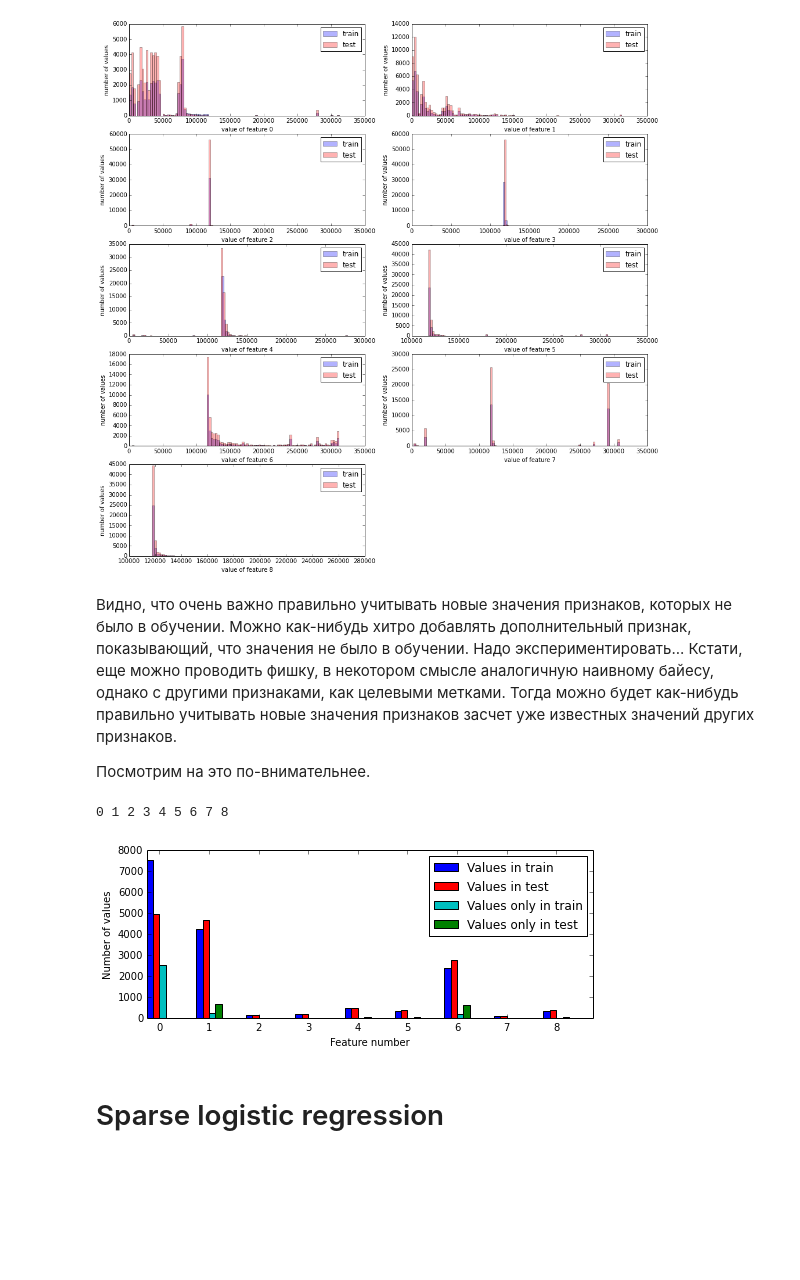
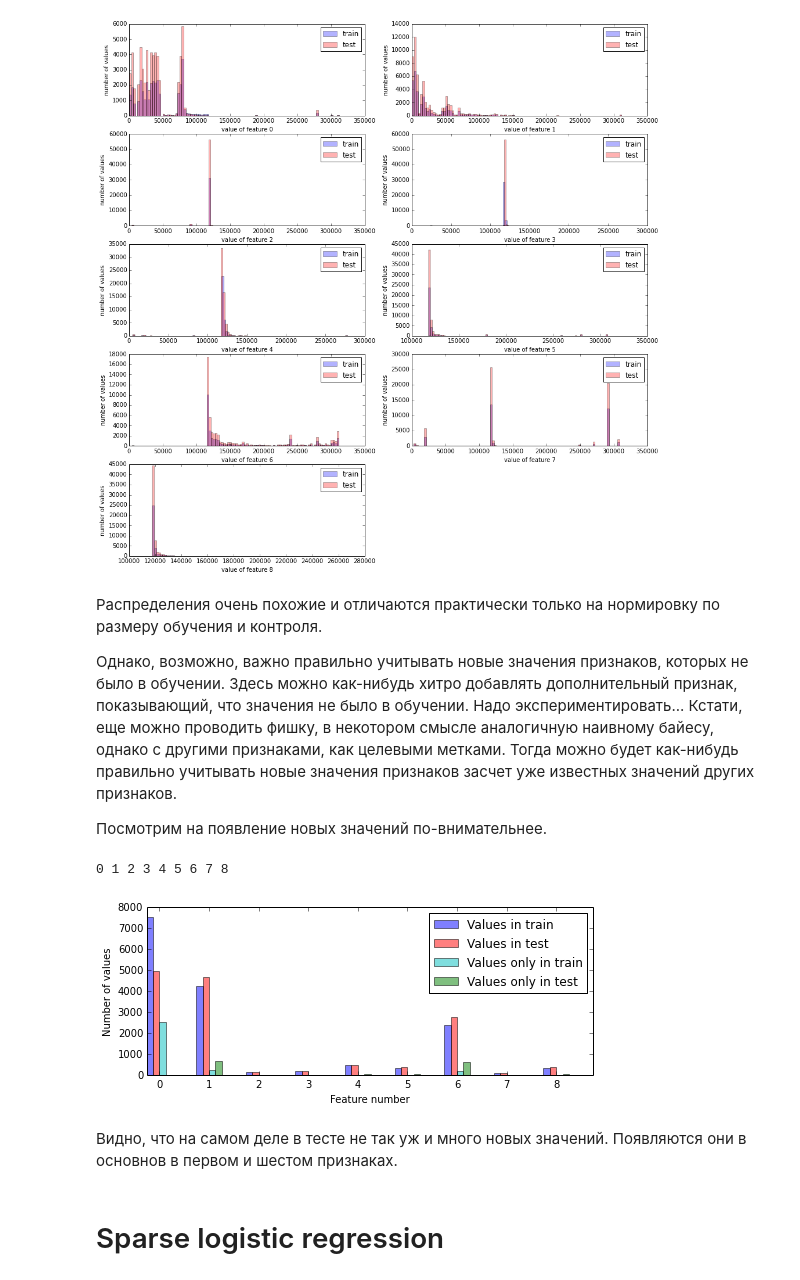
Before and after one commit to Newozz/research, a Jupyter notebook: fonarev_diploma.ipynb, the cells around one changed output. Drawn from its saved outputs; the diff is of its cells as text; code cells hidden in the pictures; blank space fills up the shorter version.

```diff
--- a/fonarev_diploma.ipynb
+++ b/fonarev_diploma.ipynb
@@ -125,9 +134,11 @@ pl.savefig('unique_vals_1.pdf')
 # %% [output]
 [figure]
 # %% [markdown]
-Видно, что очень важно правильно учитывать новые значения признаков, которых не было в обучении. Можно как-нибудь хитро добавлять дополнительный признак, показывающий, что значения не было в обучении. Надо экспериментировать... Кстати, еще можно проводить фишку, в некотором смысле аналогичную наивному байесу, однако с другими признаками, как целевыми метками. Тогда можно будет как-нибудь правильно учитывать новые значения признаков засчет уже известных значений других признаков.
+Распределения очень похожие и отличаются практически только на нормировку по размеру обучения и контроля.
 
-Посмотрим на это по-внимательнее.
+Однако, возможно, важно правильно учитывать новые значения признаков, которых не было в обучении. Здесь можно как-нибудь хитро добавлять дополнительный признак, показывающий, что значения не было в обучении. Надо экспериментировать... Кстати, еще можно проводить фишку, в некотором смысле аналогичную наивному байесу, однако с другими признаками, как целевыми метками. Тогда можно будет как-нибудь правильно учитывать новые значения признаков засчет уже известных значений других признаков.
+
+Посмотрим на появление новых значений по-внимательнее.
 # %%
 plot_data = [[], [], [], []]
 for i in range(9):
@@ -141,23 +152,25 @@ for i in range(9):
 # %%
 pl.figure(figsize=(8, 3))
 width = 0.13
-pl.bar(np.arange(9), plot_data[0], width, color='b')
-pl.bar(np.arange(9) + width, plot_data[1], width, color='r')
-pl.bar(np.arange(9) + width * 2, plot_data[2], width, color='c')
-pl.bar(np.arange(9) + width * 3, plot_data[3], width, color='g')
+pl.bar(np.arange(9), plot_data[0], width, color='b', alpha=0.5)
+pl.bar(np.arange(9) + width, plot_data[1], width, color='r', alpha=0.5)
+pl.bar(np.arange(9) + width * 2, plot_data[2], width, color='c', alpha=0.5)
+pl.bar(np.arange(9) + width * 3, plot_data[3], width, color='g', alpha=0.5)
 pl.legend(
           ['Values in train',
            'Values in test',
            'Values only in train',
            'Values only in test'])
 
 pl.axes().set_xticklabels(range(9))
 pl.axes().set_xticks(np.arange(9) + 2 * width)
 pl.xlabel('Feature number')
 pl.ylabel('Number of values')
 pl.savefig('unique_vals.pdf')
 # %% [output]
-[figure, old version]
+[figure, new version]
+# %% [markdown]
+Видно, что на самом деле в тесте не так уж и много новых значений. Появляются они в основнов в первом и шестом признаках.
 # %% [markdown]
 # Sparse logistic regression
 # %% [markdown]
```
Also changed, not shown: parts of 48 cells of this notebook.
